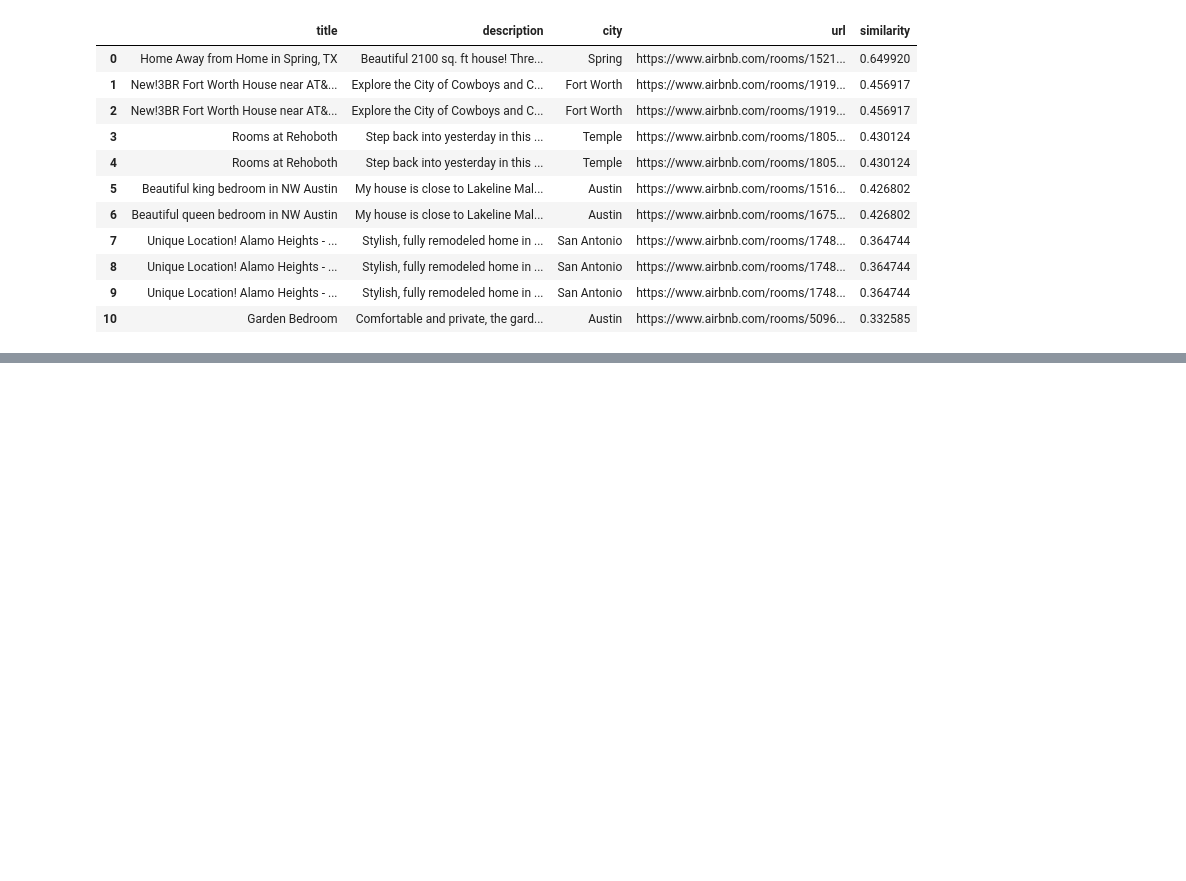
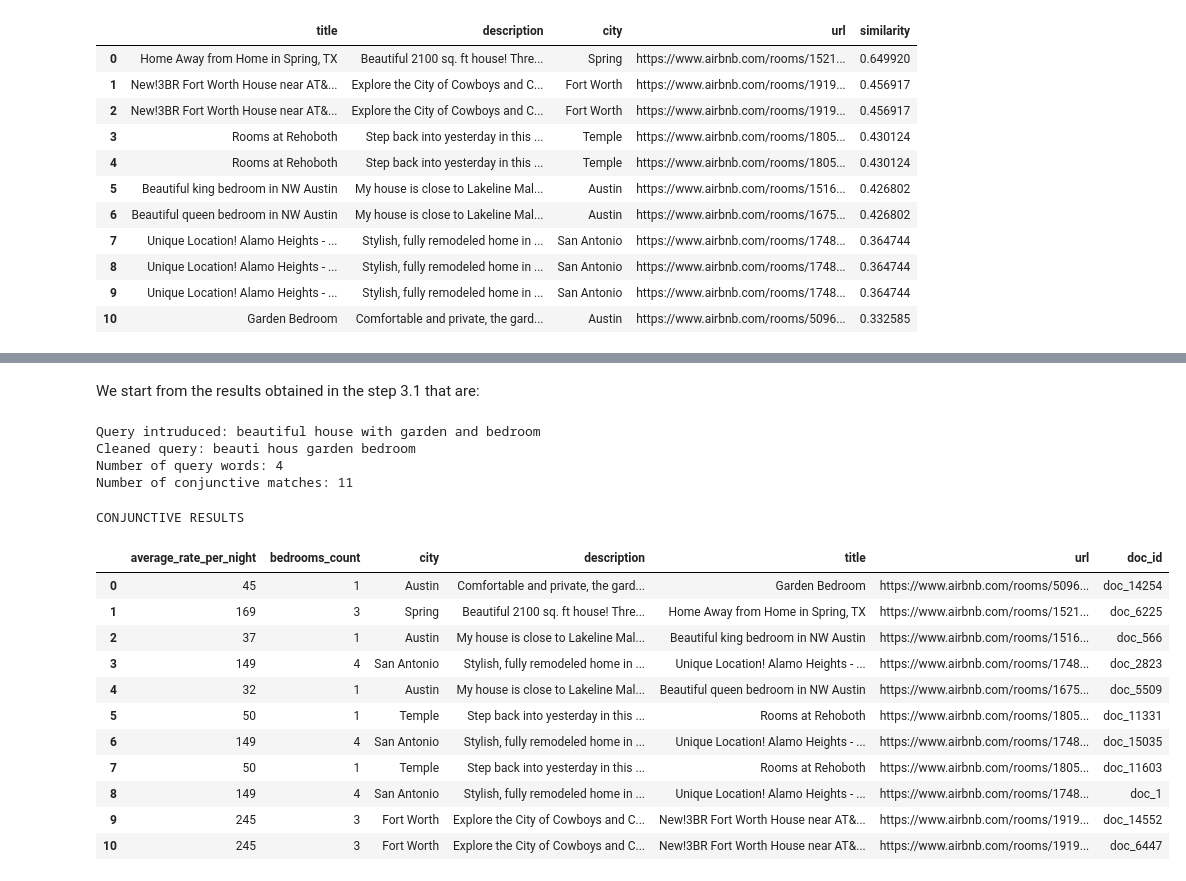
Before and after one commit to sanxlop/ADM-HW3-28, a Jupyter notebook: Homework_3.ipynb, the cells around one changed output, grey strips where cells are left out. Drawn from its saved outputs; the diff is of its cells as text; code cells hidden in the pictures; blank space fills up the shorter version.

Commit message:
Step 4 firts aproximation

```diff
--- a/Homework_3.ipynb
+++ b/Homework_3.ipynb
@@ -307,0 +316,52 @@ CONJUNCTIVE RESULTS
+# %% [markdown]
+We start from the results obtained in the step 3.1 that are:
+# %%
+queryNew = "beautiful house with garden and bedroom"
+# %%
+conjunctiveDocId = library.getListOfConjunctiveDocIds(invertedIndex, queryNew)
+# %% [output]
+Query intruduced: beautiful house with garden and bedroom
+Cleaned query: beauti hous garden bedroom
+Number of query words: 4
+Number of conjunctive matches: 11
+# %%
+dfs_new = []
+columns = ['average_rate_per_night', 'bedrooms_count', 'city', 'description', 'title', 'url']
+# Loop through all the sorted results and add similarity and conjunctive_match info to a df
+for doc_id in conjunctiveDocId:
+    if len(conjunctiveDocId) != 0:
+        doc_test = pd.read_csv('documents/'+doc_id+'.tsv', sep='\t', encoding='utf-8', usecols=columns)
+        doc_test["doc_id"] = doc_id
+        doc_test["average_rate_per_night"] = int(library.cleanString(doc_test.iloc[0]["average_rate_per_night"]))
+        if doc_test.iloc[0]["bedrooms_count"] == "Studio":
+            doc_test["bedrooms_count"] = 1
+        dfs_new.append(doc_test)
+
+# Print if they are conjunctive results or not
+if(len(conjunctiveDocId) != 0):
+    print(BOLD + "CONJUNCTIVE RESULTS" + END)
+elif(len(conjunctiveDocId) != 0):
+    print(BOLD + "NOT CONJUNCTIVE RESULTS" + END)
+
+# Concat all dataframes into one to show the results
+if(len(dfs_new) != 0):
+    # Concatenate all data into one DataFrame
+    df = pd.concat(dfs_new, ignore_index=True)
+    # Display dataframe result of the query
+    display(df)
+else:
+    print("NO RESULTS")
+# %% [output]
+CONJUNCTIVE RESULTS
+|  | average_rate_per_night | bedrooms_count | city | description | title | url | doc_id |
+| 0 | 45 | 1 | Austin | Comfortable and private, the gard... | Garden Bedroom | https://www.airbnb.com/rooms/5096... | doc_14254 |
+| 1 | 169 | 3 | Spring | Beautiful 2100 sq. ft house! Thre... | Home Away from Home in Spring, TX | https://www.airbnb.com/rooms/1521... | doc_6225 |
+| 2 | 37 | 1 | Austin | My house is close to Lakeline Mal... | Beautiful king bedroom in NW Austin | https://www.airbnb.com/rooms/1516... | doc_566 |
+| 3 | 149 | 4 | San Antonio | Stylish, fully remodeled home in ... | Unique Location! Alamo Heights - ... | https://www.airbnb.com/rooms/1748... | doc_2823 |
+| 4 | 32 | 1 | Austin | My house is close to Lakeline Mal... | Beautiful queen bedroom in NW Austin | https://www.airbnb.com/rooms/1675... | doc_5509 |
+| 5 | 50 | 1 | Temple | Step back into yesterday in this ... | Rooms at Rehoboth | https://www.airbnb.com/rooms/1805... | doc_11331 |
+| 6 | 149 | 4 | San Antonio | Stylish, fully remodeled home in ... | Unique Location! Alamo Heights - ... | https://www.airbnb.com/rooms/1748... | doc_15035 |
+| 7 | 50 | 1 | Temple | Step back into yesterday in this ... | Rooms at Rehoboth | https://www.airbnb.com/rooms/1805... | doc_11603 |
+| 8 | 149 | 4 | San Antonio | Stylish, fully remodeled home in ... | Unique Location! Alamo Heights - ... | https://www.airbnb.com/rooms/1748... | doc_1 |
+| 9 | 245 | 3 | Fort Worth | Explore the City of Cowboys and C... | New!3BR Fort Worth House near AT&... | https://www.airbnb.com/rooms/1919... | doc_14552 |
+| 10 | 245 | 3 | Fort Worth | Explore the City of Cowboys and C... | New!3BR Fort Worth House near AT&... | https://www.airbnb.com/rooms/1919... | doc_6447 |
```
Also changed, not shown: parts of 8 cells of this notebook, 1 other file.
